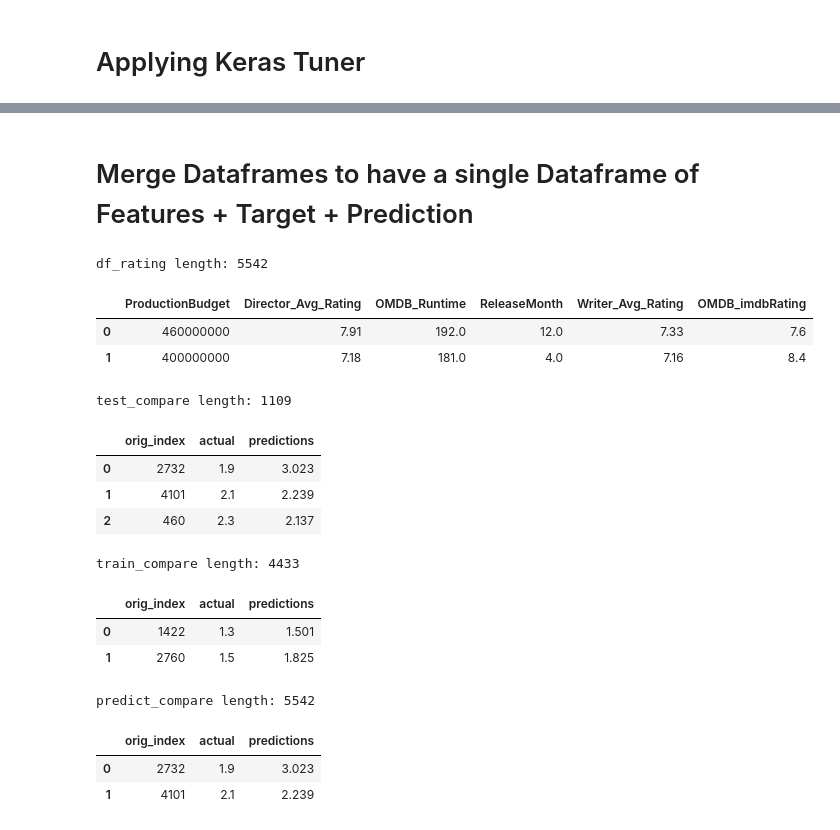
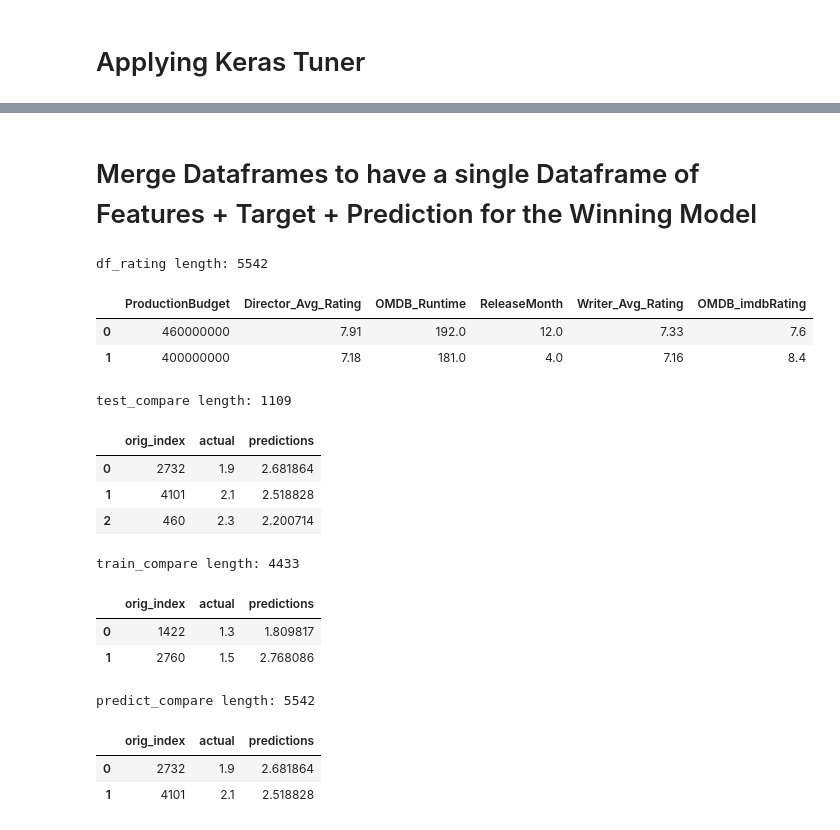
Before and after one commit to vt-bekah/Predicting_Movie_Ratings, a Jupyter notebook: Python/movie_maker_models.ipynb, the cells around one changed output, grey strips where cells are left out. Drawn from its saved outputs; the diff is of its cells as text; code cells hidden in the pictures.

```diff
--- a/Python/movie_maker_models.ipynb
+++ b/Python/movie_maker_models.ipynb
@@ -252,0 +257,16 @@ _________________________________________________________________
+# %%
+# Define the model - deep neural net, i.e., the number of input features and hidden nodes for each layer.
+nn = tf.keras.models.Sequential()
+
+# First hidden layer
+nn.add(tf.keras.layers.Dense(units=3, activation="relu", input_dim=5))
+
+# Second hidden layer
+nn.add(tf.keras.layers.Dense(units=7, activation="relu"))
+
+
+# Output layer
+nn.add(tf.keras.layers.Dense(units=1, activation="relu"))
+
+# Check the structure of the model
+nn.summary()
@@ -252,0 +289,11 @@ _________________________________________________________________
+# %%
+# Compile the model
+nn.compile(loss="mse", optimizer="rmsprop", metrics=[tf.keras.metrics.MeanSquaredError()])
+
+# Train the model over 100 epochs
+fit_model = nn.fit(X_train_scaled, y_train, epochs=100)
+
+# Evaluate the model using the test data
+model_loss, model_accuracy = nn.evaluate(X_test_scaled,y_test,verbose=2)
+print('------------------------------------------------------------------')
+print(f"Loss: {model_loss}, Accuracy: {model_accuracy}")
@@ -252,0 +320,3 @@ _________________________________________________________________
+# %%
+# Get the predictions from the model
+nn_predictions = nn.predict(X_test_scaled)
@@ -252,0 +325,8 @@ _________________________________________________________________
+# %%
+# Create a dataframe for the actual and prediction values
+nn_test_compare = pd.DataFrame({'orig_index':y_test.index, 'actual':y_test.values})
+nn_test_compare['predictions'] = nn_predictions
+nn_test_compare = nn_test_compare.sort_values('actual').reset_index(drop=True)
+
+# Plot the dataframe
+nn_test_lines = nn_test_compare[['predictions', 'actual']].plot.line()
@@ -253,5 +351,5 @@ _________________________________________________________________
 # %% [markdown]
-# Merge Dataframes to have a single Dataframe of Features + Target + Prediction
+# Merge Dataframes to have a single Dataframe of Features + Target + Prediction for the Winning Model
 # %%
 print(f'df_rating length: {len(df_rating)}')
 df_rating.head(2)
@@ -261,31 +359,31 @@ df_rating length: 5542
 | 0 | 460000000 | 7.91 | 192.0 | 12.0 | 7.33 | 7.6 |
 | 1 | 400000000 | 7.18 | 181.0 | 4.0 | 7.16 | 8.4 |
 # %%
-print(f'test_compare length: {len(test_compare)}')
-test_compare.head(3)
+print(f'test_compare length: {len(nn_test_compare)}')
+nn_test_compare.head(3)
 # %% [output]
 test_compare length: 1109
 |  | orig_index | actual | predictions |
-| 0 | 2732 | 1.9 | 3.023 |
-| 1 | 4101 | 2.1 | 2.239 |
-| 2 | 460 | 2.3 | 2.137 |
+| 0 | 2732 | 1.9 | 2.681864 |
+| 1 | 4101 | 2.1 | 2.518828 |
+| 2 | 460 | 2.3 | 2.200714 |
 # %%
-print(f'train_compare length: {len(train_compare)}')
-train_compare.head(2)
+print(f'train_compare length: {len(nn_train_compare)}')
+nn_train_compare.head(2)
 # %% [output]
 train_compare length: 4433
 |  | orig_index | actual | predictions |
-| 0 | 1422 | 1.3 | 1.501 |
-| 1 | 2760 | 1.5 | 1.825 |
+| 0 | 1422 | 1.3 | 1.809817 |
+| 1 | 2760 | 1.5 | 2.768086 |
 # %%
-predict_compare = pd.concat([test_compare, train_compare])
+predict_compare = pd.concat([nn_test_compare, nn_train_compare])
 print(f'predict_compare length: {len(predict_compare)}')
 predict_compare.head(2)
 # %% [output]
 predict_compare length: 5542
 |  | orig_index | actual | predictions |
-| 0 | 2732 | 1.9 | 3.023 |
-| 1 | 4101 | 2.1 | 2.239 |
+| 0 | 2732 | 1.9 | 2.681864 |
+| 1 | 4101 | 2.1 | 2.518828 |
 # %%
 movie_predictions = df_rating.merge(predict_compare, left_on=df_rating.index, right_on='orig_index')
 movie_predictions
```
Also changed, not shown: parts of 17 cells of this notebook, 1 other file.
